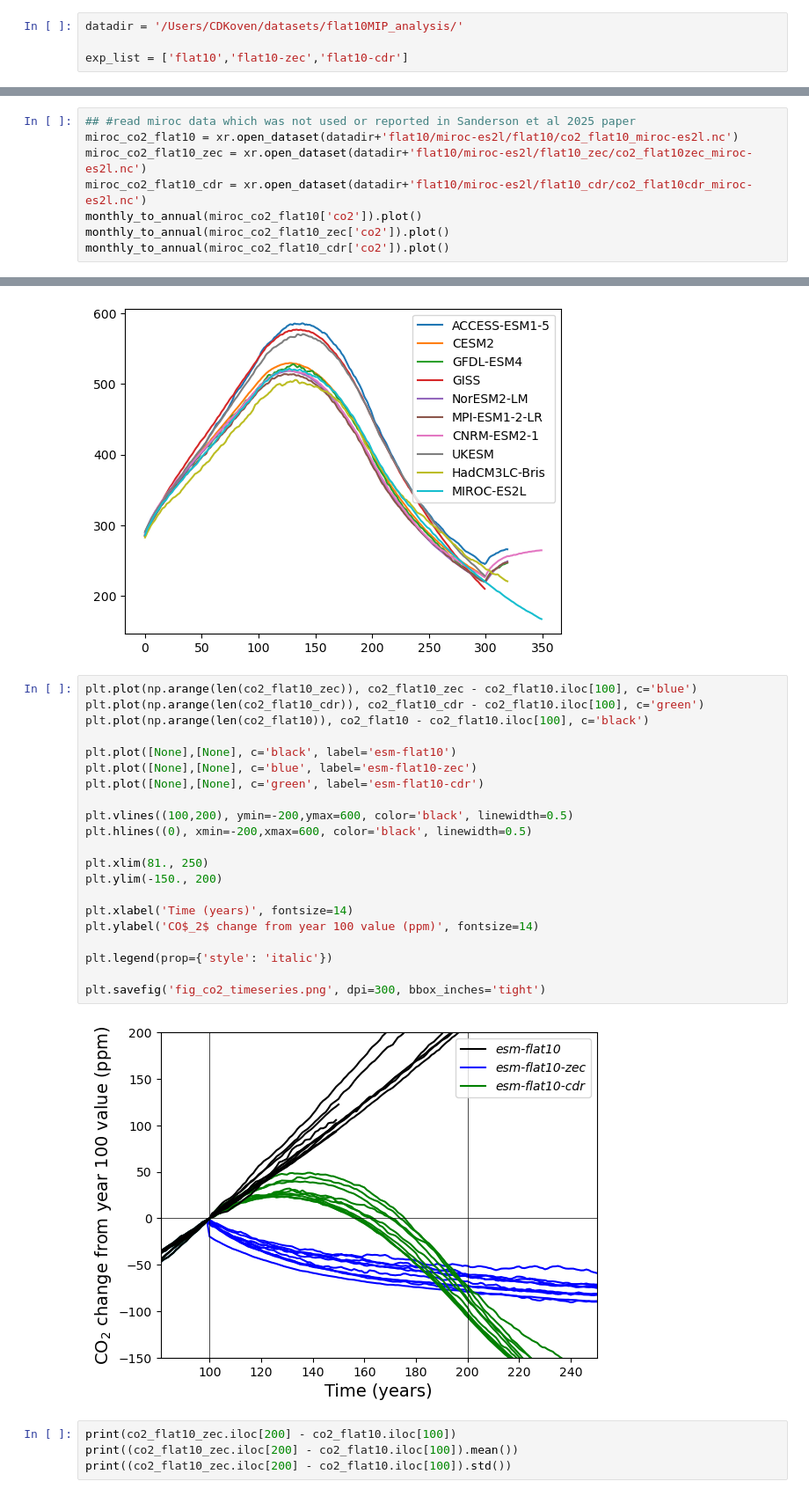
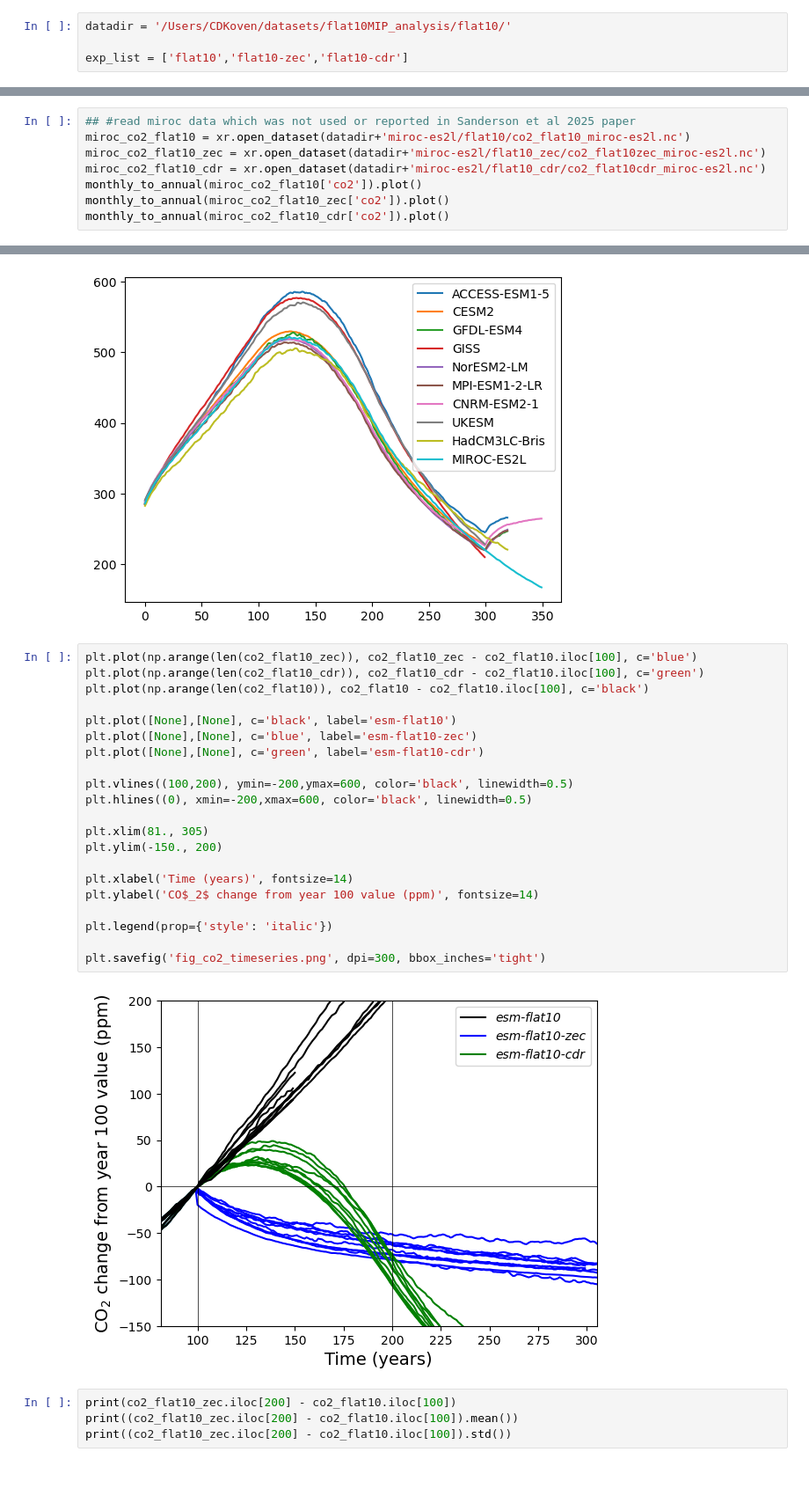
Before and after one commit to ckoven/flat10mip_regional_climatechange, a Jupyter notebook: plot_co2_timeseries.ipynb, the cells around one changed output, grey strips where cells are left out. Shown at 88% size. Drawn from its saved outputs; the diff is of its cells as text.

```diff
--- a/plot_co2_timeseries.ipynb
+++ b/plot_co2_timeseries.ipynb
@@ -5,7 +5,7 @@ import matplotlib.pyplot as plt
 
 import pandas as pd
 # %%
-datadir = '/Users/CDKoven/datasets/flat10MIP_analysis/'
+datadir = '/Users/CDKoven/datasets/flat10MIP_analysis/flat10/'
 
 exp_list = ['flat10','flat10-zec','flat10-cdr']
 # %%
@@ -31,9 +31,9 @@ co2_flat10_zec=pd.read_csv(datadir+'globalmean_output/atmospheric_co2_flat10-zec
 co2_flat10_cdr=pd.read_csv(datadir+'globalmean_output/atmospheric_co2_flat10-cdr.csv')
 # %%
 ## #read miroc data which was not used or reported in Sanderson et al 2025 paper
-miroc_co2_flat10 = xr.open_dataset(datadir+'flat10/miroc-es2l/flat10/co2_flat10_miroc-es2l.nc')
-miroc_co2_flat10_zec = xr.open_dataset(datadir+'flat10/miroc-es2l/flat10_zec/co2_flat10zec_miroc-es2l.nc')
-miroc_co2_flat10_cdr = xr.open_dataset(datadir+'flat10/miroc-es2l/flat10_cdr/co2_flat10cdr_miroc-es2l.nc')
+miroc_co2_flat10 = xr.open_dataset(datadir+'miroc-es2l/flat10/co2_flat10_miroc-es2l.nc')
+miroc_co2_flat10_zec = xr.open_dataset(datadir+'miroc-es2l/flat10_zec/co2_flat10zec_miroc-es2l.nc')
+miroc_co2_flat10_cdr = xr.open_dataset(datadir+'miroc-es2l/flat10_cdr/co2_flat10cdr_miroc-es2l.nc')
 monthly_to_annual(miroc_co2_flat10['co2']).plot()
 monthly_to_annual(miroc_co2_flat10_zec['co2']).plot()
 monthly_to_annual(miroc_co2_flat10_cdr['co2']).plot()
@@ -97,26 +97,26 @@ co2_flat10_cdr.plot()
 # %%
 plt.plot(np.arange(len(co2_flat10_zec)), co2_flat10_zec - co2_flat10.iloc[100], c='blue')
 plt.plot(np.arange(len(co2_flat10_cdr)), co2_flat10_cdr - co2_flat10.iloc[100], c='green')
 plt.plot(np.arange(len(co2_flat10)), co2_flat10 - co2_flat10.iloc[100], c='black')
 
 plt.plot([None],[None], c='black', label='esm-flat10')
 plt.plot([None],[None], c='blue', label='esm-flat10-zec')
 plt.plot([None],[None], c='green', label='esm-flat10-cdr')
 
 plt.vlines((100,200), ymin=-200,ymax=600, color='black', linewidth=0.5)
 plt.hlines((0), xmin=-200,xmax=600, color='black', linewidth=0.5)
 
-plt.xlim(81., 250)
+plt.xlim(81., 305)
 plt.ylim(-150., 200)
 
 plt.xlabel('Time (years)', fontsize=14)
 plt.ylabel('CO$_2$ change from year 100 value (ppm)', fontsize=14)
 
 plt.legend(prop={'style': 'italic'})
 
 plt.savefig('fig_co2_timeseries.png', dpi=300, bbox_inches='tight')
 # %% [output]
-[figure, old version]
+[figure, new version]
 # %%
 print(co2_flat10_zec.iloc[200] - co2_flat10.iloc[100])
 print((co2_flat10_zec.iloc[200] - co2_flat10.iloc[100]).mean())
```
Also changed, not shown: parts of 5 cells of this notebook, 13 other files.
